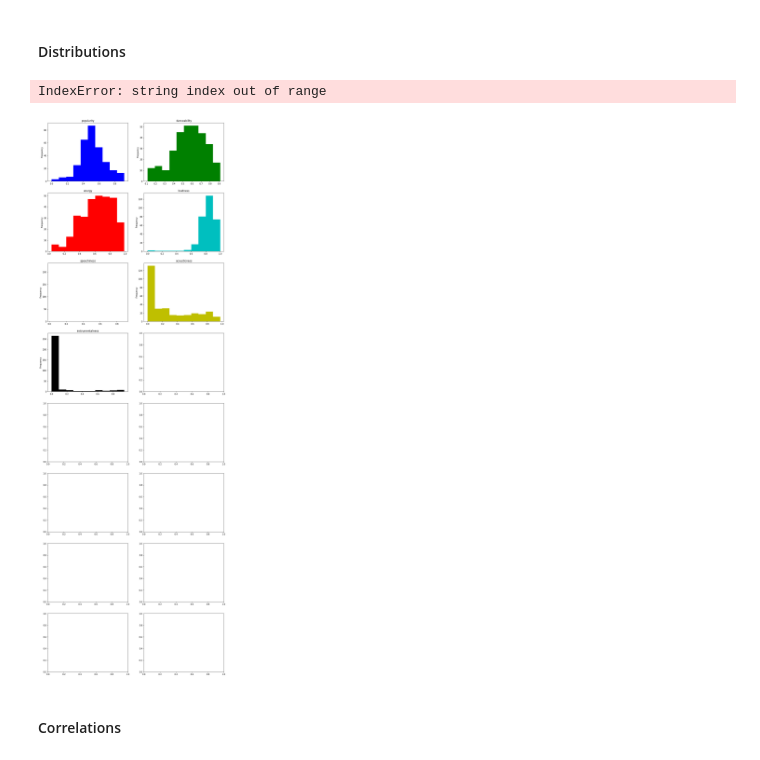
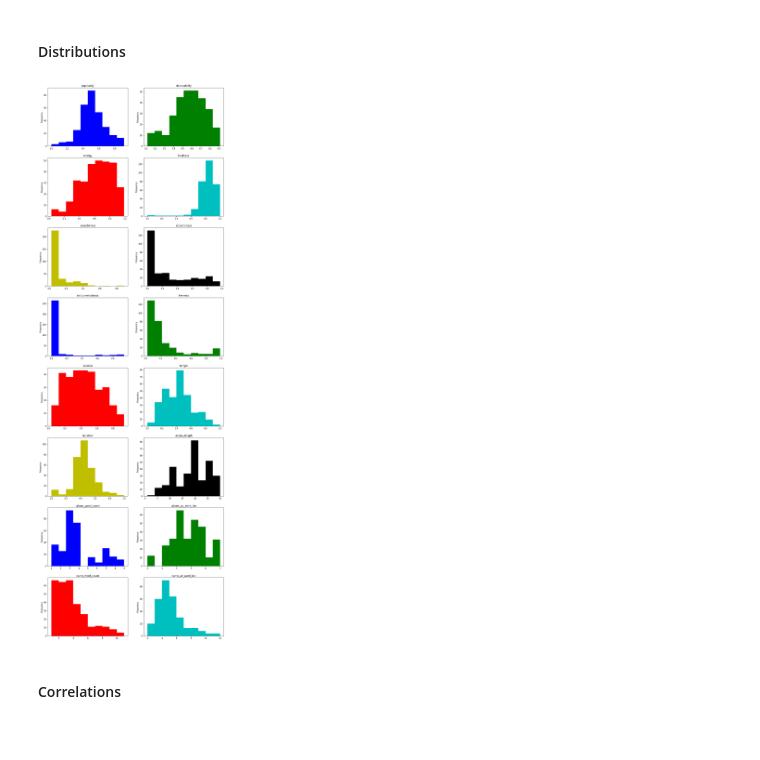
Before and after one commit to j4mes12/SDPA_Coursework, a Jupyter notebook: Part3/main.ipynb, the cells around one changed output. Drawn from its saved outputs; the diff is of its cells as text; code cells hidden in the pictures.

```diff
--- a/Part3/main.ipynb
+++ b/Part3/main.ipynb
@@ -229,0 +215,14 @@ data_out.head()
+# %%
+# Drop columns that are not needed
+data_out = data.drop(
+    columns=['album_tokenize', 'name_tokenize', 'duration_ms', 'track_number'],
+    axis=1
+)
+
+# Rename album and name columns to make them more explainable
+data_out.rename(
+    columns={'album': 'album_name', 'name' : 'song_name'},
+    inplace=True
+)
+
+data_out.head()
@@ -311,17 +318,22 @@ numeric_summary
 # %% [markdown]
 #### Distributions
 # %%
-fig, ax = plt.subplots(nrows = ((numeric_df.shape[1] + 2) // 2), ncols = 2, figsize = (15, 3*numeric_df.shape[1]))
-colors = 'bgrcwyk'
+fig, ax = plt.subplots(nrows = (numeric_df.shape[1] // 2), ncols = 2, figsize = (15, 3 * numeric_df.shape[1]))
+colors = 'bgrcyk' * 3
 
 for idx, col in enumerate(numeric_df.columns):
-    x, y = idx//2, idx % 2
-    numeric_df[col].plot(ax = ax[x,y], kind = 'hist', legend = False, color = colors[idx], title=col)
+    x, y = idx // 2, idx % 2
+    numeric_df[col].plot(
+        ax = ax[x,y],
+        kind = 'hist',
+        color = colors[idx],
+        legend = False,
+        title = col
+    )
 
 plt.show()
 # %% [output]
-IndexError: string index out of range
-[figure, old version]
+[figure, new version]
 # %% [markdown]
 #### Correlations
 # %%
```
Also changed, not shown: parts of 10 cells of this notebook, 2 other files.
